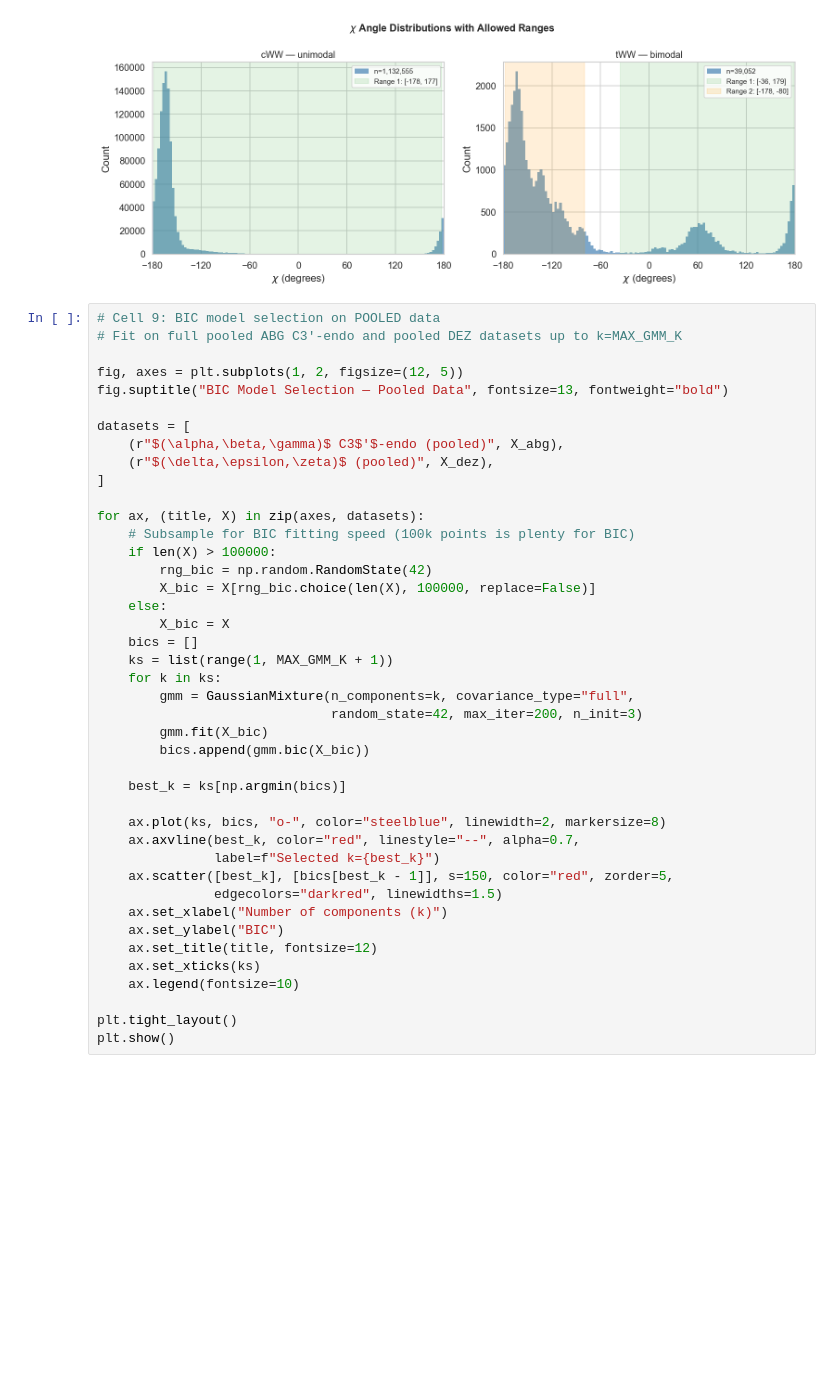
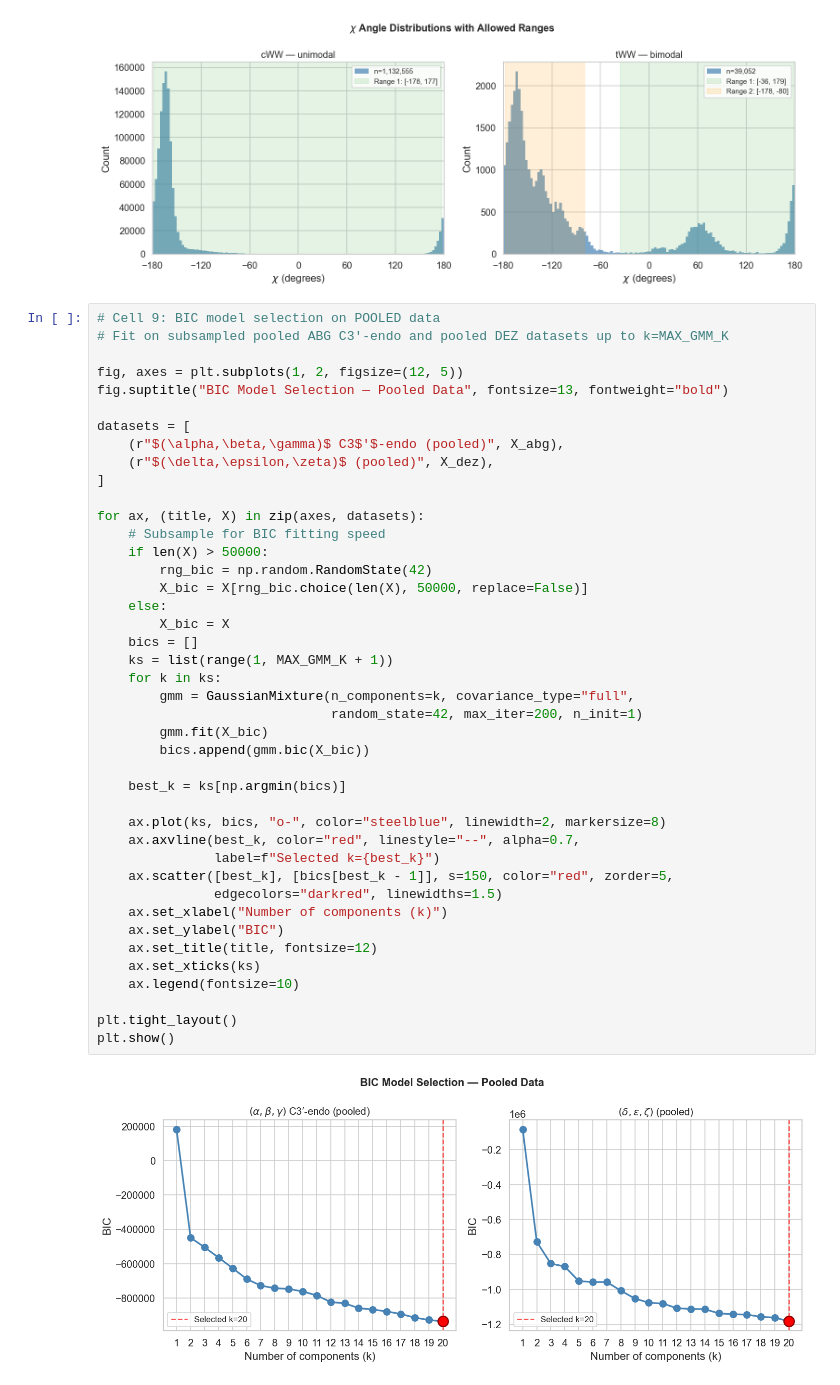
Before and after one commit to KamshinenD/RNA-bp-quality-validation-python, a Jupyter notebook: notebooks/backbone_clusters_visualization.ipynb, the cells around one changed output. Saved outputs shown, nothing was run; the diff lists cells and outputs as text; blank space fills up the shorter version.

```diff
--- a/notebooks/backbone_clusters_visualization.ipynb
+++ b/notebooks/backbone_clusters_visualization.ipynb
@@ -417,7 +527,7 @@ plt.show()
 [figure]
 # %%
 # Cell 9: BIC model selection on POOLED data
-# Fit on full pooled ABG C3'-endo and pooled DEZ datasets up to k=MAX_GMM_K
+# Fit on subsampled pooled ABG C3'-endo and pooled DEZ datasets up to k=MAX_GMM_K
 
 fig, axes = plt.subplots(1, 2, figsize=(12, 5))
 fig.suptitle("BIC Model Selection — Pooled Data", fontsize=13, fontweight="bold")
@@ -426,37 +536,39 @@ datasets = [
     (r"$(\alpha,\beta,\gamma)$ C3$'$-endo (pooled)", X_abg),
     (r"$(\delta,\epsilon,\zeta)$ (pooled)", X_dez),
 ]
 
 for ax, (title, X) in zip(axes, datasets):
-    # Subsample for BIC fitting speed (100k points is plenty for BIC)
-    if len(X) > 100000:
+    # Subsample for BIC fitting speed
+    if len(X) > 50000:
         rng_bic = np.random.RandomState(42)
-        X_bic = X[rng_bic.choice(len(X), 100000, replace=False)]
+        X_bic = X[rng_bic.choice(len(X), 50000, replace=False)]
     else:
         X_bic = X
     bics = []
     ks = list(range(1, MAX_GMM_K + 1))
     for k in ks:
         gmm = GaussianMixture(n_components=k, covariance_type="full",
-                              random_state=42, max_iter=200, n_init=3)
+                              random_state=42, max_iter=200, n_init=1)
         gmm.fit(X_bic)
         bics.append(gmm.bic(X_bic))
 
     best_k = ks[np.argmin(bics)]
 
     ax.plot(ks, bics, "o-", color="steelblue", linewidth=2, markersize=8)
     ax.axvline(best_k, color="red", linestyle="--", alpha=0.7,
                label=f"Selected k={best_k}")
     ax.scatter([best_k], [bics[best_k - 1]], s=150, color="red", zorder=5,
                edgecolors="darkred", linewidths=1.5)
     ax.set_xlabel("Number of components (k)")
     ax.set_ylabel("BIC")
     ax.set_title(title, fontsize=12)
     ax.set_xticks(ks)
     ax.legend(fontsize=10)
 
 plt.tight_layout()
 plt.show()
+# %% [output]
+[figure, added]
 # %%
 # Cell 10: Cross-edge-type comparison — weight profile heatmaps
 # Shows which global conformations each edge type prefers
```
Also changed, not shown: parts of 8 cells of this notebook, 1 other file.
